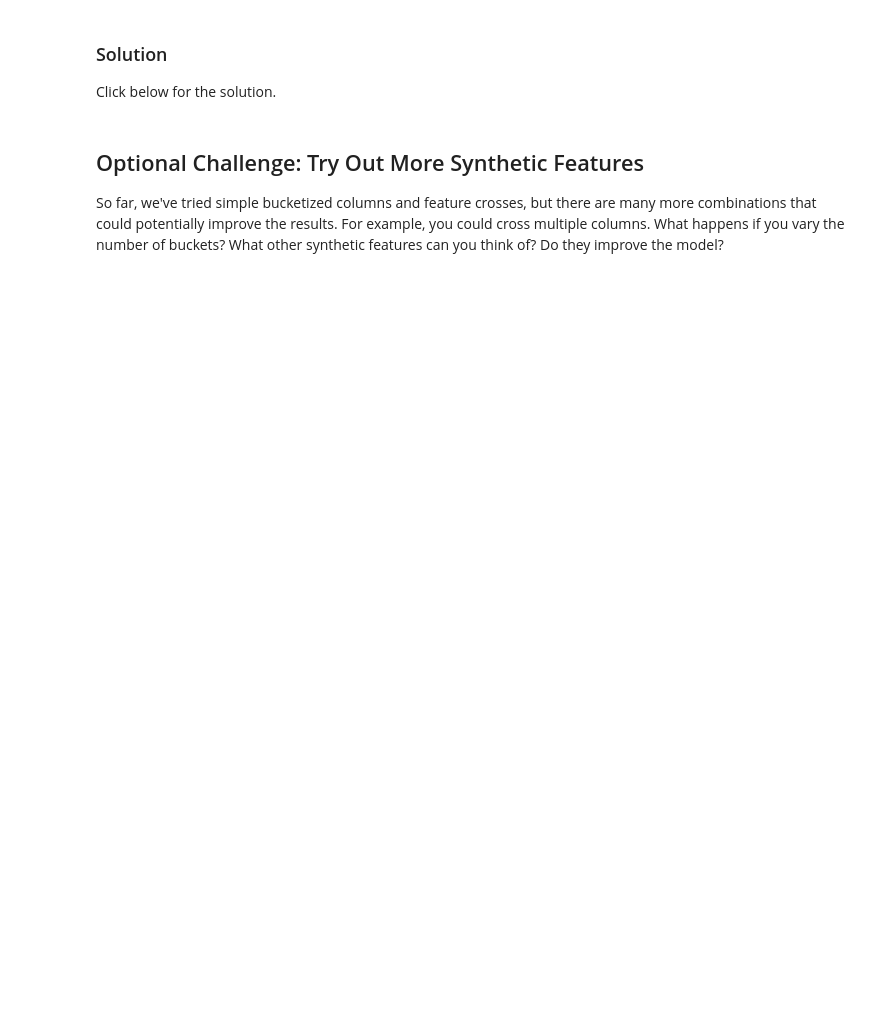
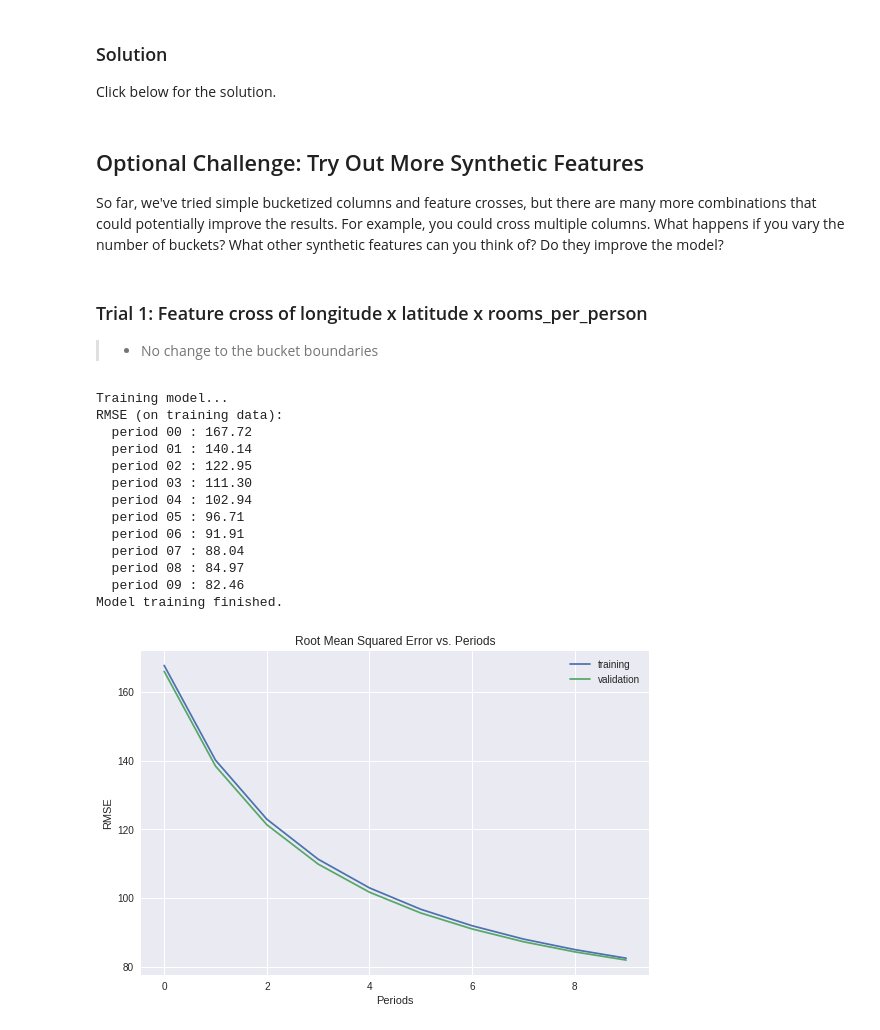
Before and after one commit to mahesh-projects/google-ml-crash-course, a Jupyter notebook: feature_crosses.ipynb, the cells around one changed output. Cells and saved outputs as stored; diff of their text form; code cells hidden in the pictures; blank space fills up the shorter version.

```diff
--- a/feature_crosses.ipynb
+++ b/feature_crosses.ipynb
@@ -616,7 +619,11 @@ def construct_feature_columns():
       training_examples["rooms_per_person"], 7))
 
   # YOUR CODE HERE: Make a feature column for the long_x_lat feature cross
-  long_x_lat =
+  long_x_lat = tf.feature_column.crossed_column(
+    [bucketized_longitude, bucketized_latitude],
+    1000,
+    hash_key=None
+  )
 
   feature_columns = set([
     bucketized_longitude,
@@ -714,3 +736,7 @@ _ = train_model(
 ## Optional Challenge: Try Out More Synthetic Features
 
 So far, we've tried simple bucketized columns and feature crosses, but there are many more combinations that could potentially improve the results. For example, you could cross multiple columns. What happens if you vary the number of buckets? What other synthetic features can you think of? Do they improve the model?
+# %% [markdown]
+### Trial 1: Feature cross of longitude x latitude x rooms_per_person
+
+> * No change to the bucket boundaries
@@ -716,0 +801,25 @@ So far, we've tried simple bucketized columns and feature crosses, but there are
+# %%
+_ = train_model(
+    learning_rate=1.0,
+    steps=500,
+    batch_size=100,
+    feature_columns=construct_feature_columns(),
+    training_examples=training_examples,
+    training_targets=training_targets,
+    validation_examples=validation_examples,
+    validation_targets=validation_targets)
+# %% [output]
+Training model...
+RMSE (on training data):
+  period 00 : 167.72
+  period 01 : 140.14
+  period 02 : 122.95
+  period 03 : 111.30
+  period 04 : 102.94
+  period 05 : 96.71
+  period 06 : 91.91
+  period 07 : 88.04
+  period 08 : 84.97
+  period 09 : 82.46
+Model training finished.
+[figure, added]
```
Also changed, not shown: parts of 7 cells of this notebook.
